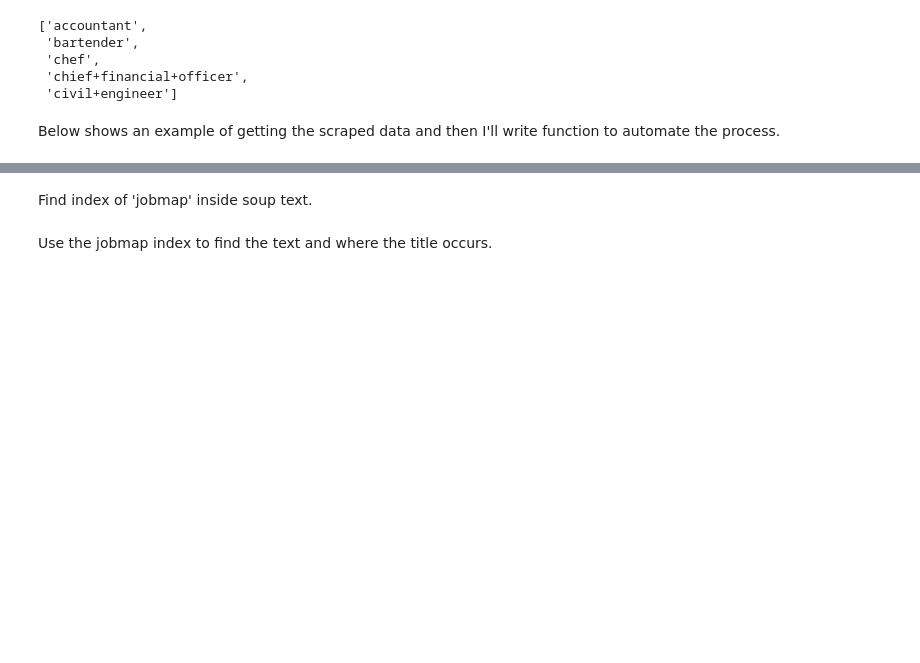
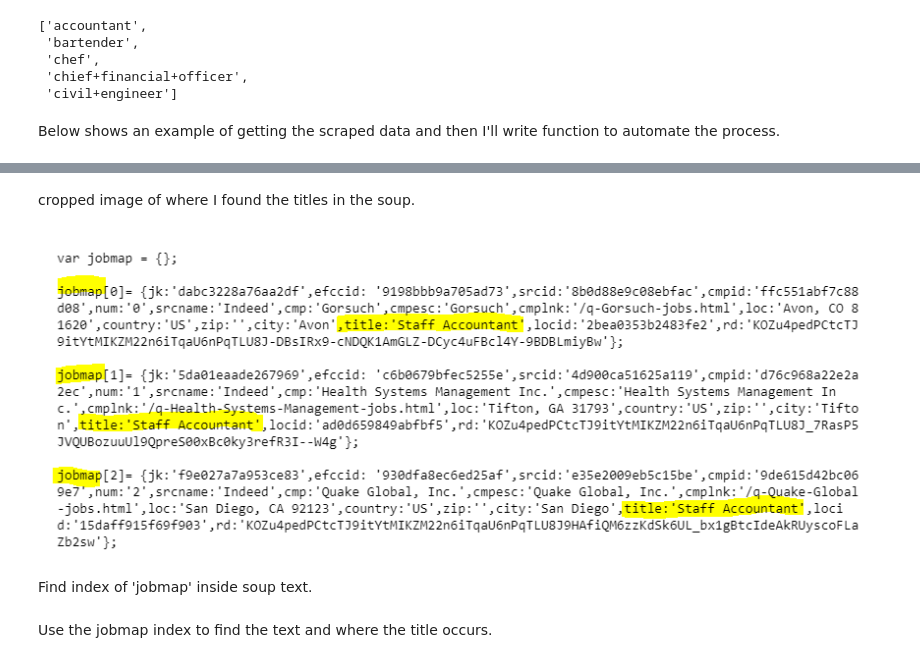
Before and after one commit to bbchen33/Insight-project, a Jupyter notebook: Web_scrape_job_titles.ipynb, the cells around one changed output, grey strips where cells are left out. Cells and saved outputs as stored; diff of their text form; code cells hidden in the pictures; blank space fills up the shorter version.

```diff
--- a/Web_scrape_job_titles.ipynb
+++ b/Web_scrape_job_titles.ipynb
@@ -70,3 +55,9 @@ if (typeof window['closureReadyCallbacks'] == 'undefined') {
+# %% [markdown]
+cropped image of where I found the titles in the soup.
+# %%
+Image('soup_text.PNG')
+# %% [output]
+[figure, added]
 # %% [markdown]
 Find index of 'jobmap' inside soup text.
 # %%
```
Also changed, not shown: parts of 4 cells of this notebook.
